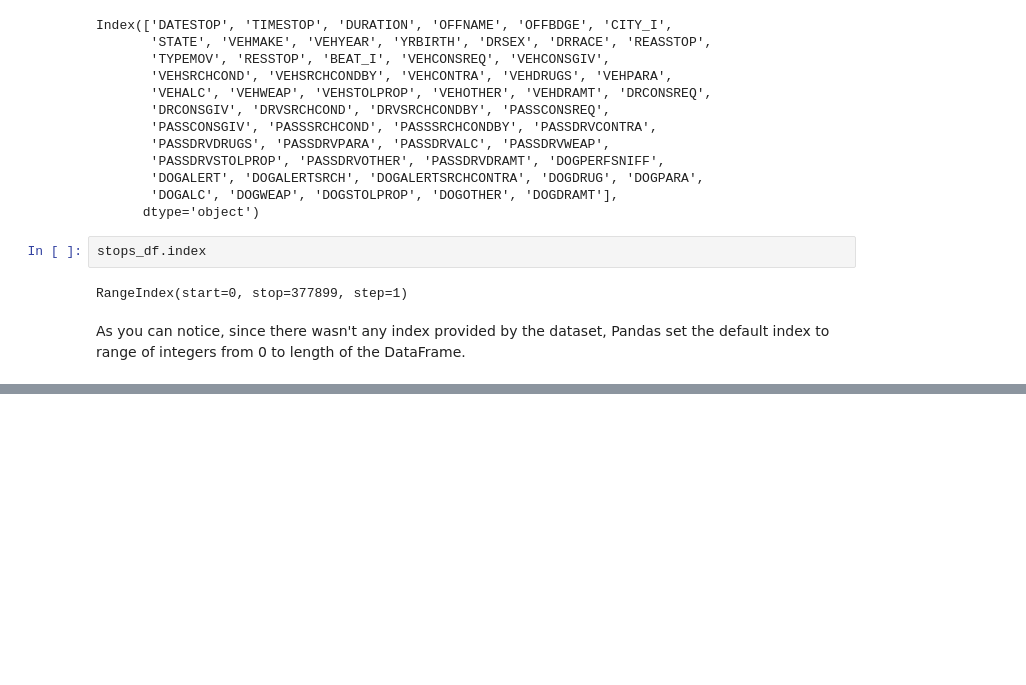
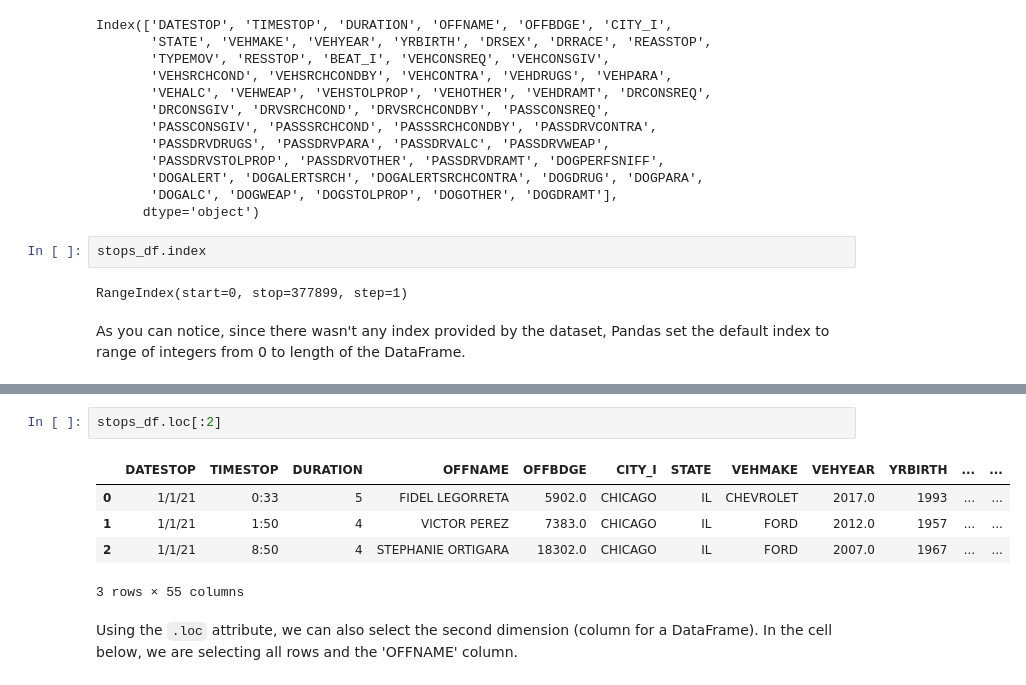
Before and after one commit to rahimrasool/CAN_textbook, a Jupyter notebook: _sources/content/revamped/IntroPandas.ipynb, the cells around one changed output, grey strips where cells are left out. Cells and saved outputs as stored; diff of their text form; blank space fills up the shorter version.

```diff
--- a/_sources/content/revamped/IntroPandas.ipynb
+++ b/_sources/content/revamped/IntroPandas.ipynb
@@ -256,0 +277,10 @@ As you can notice, since there wasn't any index provided by the dataset, Pandas
+# %%
+stops_df.loc[:2]
+# %% [output]
+|  | DATESTOP | TIMESTOP | DURATION | OFFNAME | OFFBDGE | CITY_I | STATE | VEHMAKE | VEHYEAR | YRBIRTH | ... | ... |
+| 0 | 1/1/21 | 0:33 | 5 | FIDEL LEGORRETA | 5902.0 | CHICAGO | IL | CHEVROLET | 2017.0 | 1993 | ... | ... |
+| 1 | 1/1/21 | 1:50 | 4 | VICTOR PEREZ | 7383.0 | CHICAGO | IL | FORD | 2012.0 | 1957 | ... | ... |
+| 2 | 1/1/21 | 8:50 | 4 | STEPHANIE ORTIGARA | 18302.0 | CHICAGO | IL | FORD | 2007.0 | 1967 | ... | ... |
+3 rows × 55 columns
+# %% [markdown]
+Using the `.loc` attribute, we can also select the second dimension (column for a DataFrame). In the cell below, we are selecting all rows and the 'OFFNAME' column.
```
Also changed, not shown: parts of 61 cells of this notebook, 2 other files.
